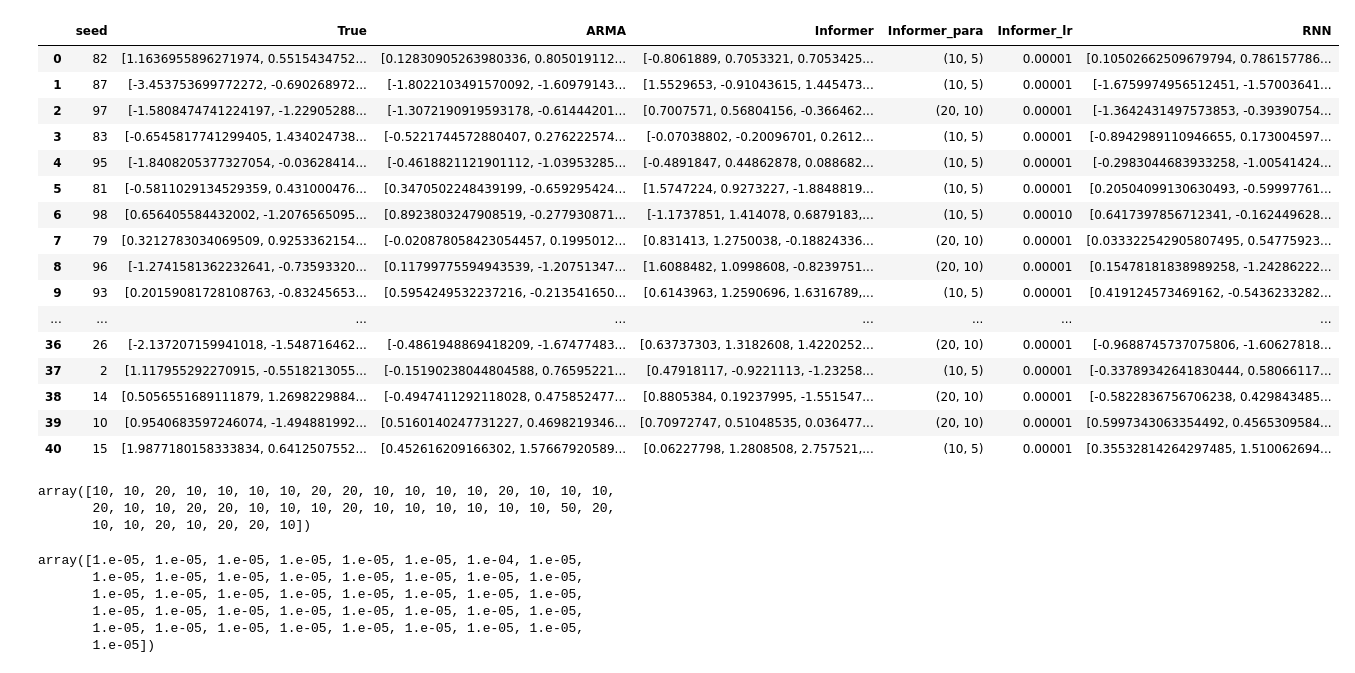
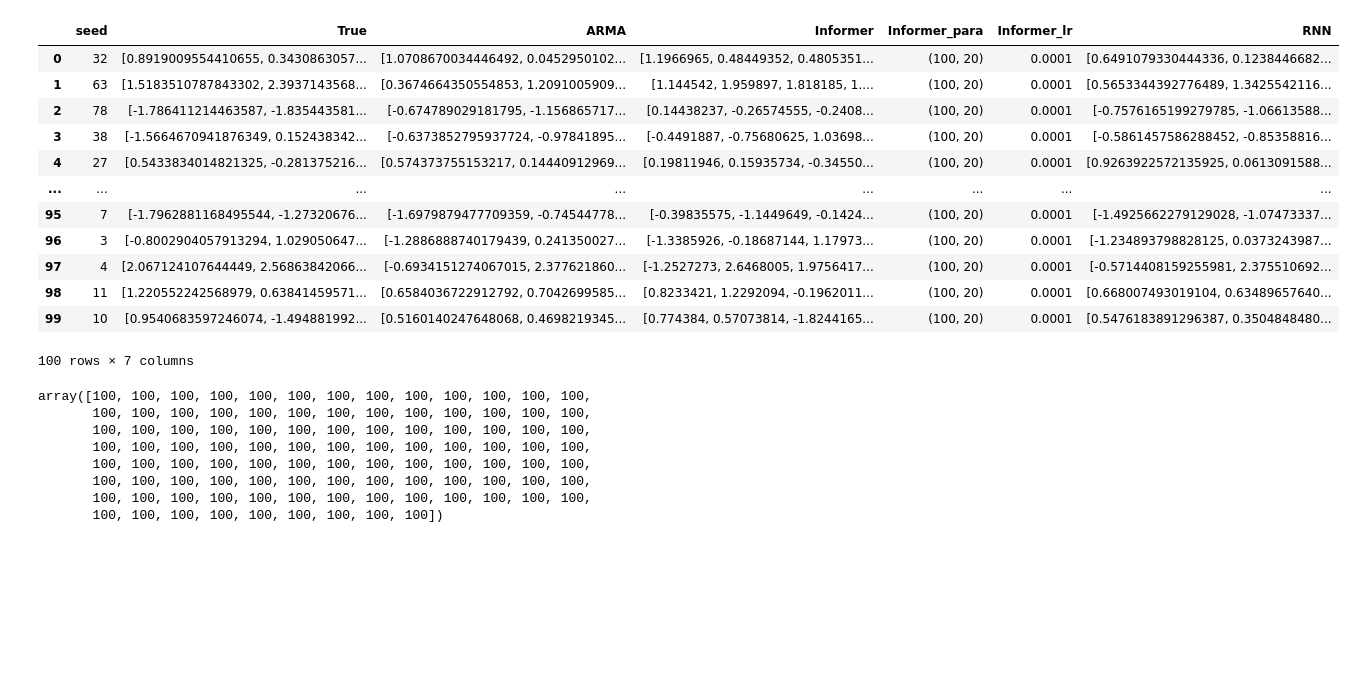
Before and after one commit to jasongangquanzhang/Informer_Time_Series, a Jupyter notebook: visiualization.ipynb, the cells around one changed output. Saved outputs shown, nothing was run; the diff lists cells and outputs as text; code cells hidden in the pictures; blank space fills up the shorter version.

```diff
--- a/visiualization.ipynb
+++ b/visiualization.ipynb
@@ -5,25 +5,21 @@ import numpy as np
 from sklearn.metrics import mean_squared_error
 import matplotlib.pyplot as plt
 # %%
-# df = pd.read_csv('csv_results/result_12.csv')
-df = pd.read_csv('csv_results_mercury/result_4.csv')
+# df = pd.read_csv('csv_results/result_15.csv')
+df = pd.read_csv('csv_results_mercury/result_1.csv')
 df
 # %% [output]
 |  | seed | True | ARMA | Informer | Informer_para | Informer_lr | RNN |
-| 0 | 82 | [1.1636955896271974, 0.5515434752... | [0.12830905263980336, 0.805019112... | [-0.8061889, 0.7053321, 0.7053425... | (10, 5) | 0.00001 | [0.10502662509679794, 0.786157786... |
-| 1 | 87 | [-3.453753699772272, -0.690268972... | [-1.8022103491570092, -1.60979143... | [1.5529653, -0.91043615, 1.445473... | (10, 5) | 0.00001 | [-1.6759974956512451, -1.57003641... |
-| 2 | 97 | [-1.5808474741224197, -1.22905288... | [-1.3072190919593178, -0.61444201... | [0.7007571, 0.56804156, -0.366462... | (20, 10) | 0.00001 | [-1.3642431497573853, -0.39390754... |
-| 3 | 83 | [-0.6545817741299405, 1.434024738... | [-0.5221744572880407, 0.276222574... | [-0.07038802, -0.20096701, 0.2612... | (10, 5) | 0.00001 | [-0.8942989110946655, 0.173004597... |
-| 4 | 95 | [-1.8408205377327054, -0.03628414... | [-0.4618821121901112, -1.03953285... | [-0.4891847, 0.44862878, 0.088682... | (10, 5) | 0.00001 | [-0.2983044683933258, -1.00541424... |
-| 5 | 81 | [-0.5811029134529359, 0.431000476... | [0.3470502248439199, -0.659295424... | [1.5747224, 0.9273227, -1.8848819... | (10, 5) | 0.00001 | [0.20504099130630493, -0.59997761... |
-| 6 | 98 | [0.656405584432002, -1.2076565095... | [0.8923803247908519, -0.277930871... | [-1.1737851, 1.414078, 0.6879183,... | (10, 5) | 0.00010 | [0.6417397856712341, -0.162449628... |
-| 7 | 79 | [0.3212783034069509, 0.9253362154... | [-0.020878058423054457, 0.1995012... | [0.831413, 1.2750038, -0.18824336... | (20, 10) | 0.00001 | [0.033322542905807495, 0.54775923... |
-| 8 | 96 | [-1.2741581362232641, -0.73593320... | [0.11799775594943539, -1.20751347... | [1.6088482, 1.0998608, -0.8239751... | (20, 10) | 0.00001 | [0.15478181838989258, -1.24286222... |
-| 9 | 93 | [0.20159081728108763, -0.83245653... | [0.5954249532237216, -0.213541650... | [0.6143963, 1.2590696, 1.6316789,... | (10, 5) | 0.00001 | [0.419124573469162, -0.5436233282... |
+| 0 | 32 | [0.8919009554410655, 0.3430863057... | [1.0708670034446492, 0.0452950102... | [1.1966965, 0.48449352, 0.4805351... | (100, 20) | 0.0001 | [0.6491079330444336, 0.1238446682... |
+| 1 | 63 | [1.5183510787843302, 2.3937143568... | [0.3674664350554853, 1.2091005909... | [1.144542, 1.959897, 1.818185, 1.... | (100, 20) | 0.0001 | [0.5653344392776489, 1.3425542116... |
+| 2 | 78 | [-1.786411214463587, -1.835443581... | [-0.674789029181795, -1.156865717... | [0.14438237, -0.26574555, -0.2408... | (100, 20) | 0.0001 | [-0.7576165199279785, -1.06613588... |
+| 3 | 38 | [-1.5664670941876349, 0.152438342... | [-0.6373852795937724, -0.97841895... | [-0.4491887, -0.75680625, 1.03698... | (100, 20) | 0.0001 | [-0.5861457586288452, -0.85358816... |
+| 4 | 27 | [0.5433834014821325, -0.281375216... | [0.574373755153217, 0.14440912969... | [0.19811946, 0.15935734, -0.34550... | (100, 20) | 0.0001 | [0.9263922572135925, 0.0613091588... |
 | ... | ... | ... | ... | ... | ... | ... | ... |
-| 36 | 26 | [-2.137207159941018, -1.548716462... | [-0.4861948869418209, -1.67477483... | [0.63737303, 1.3182608, 1.4220252... | (20, 10) | 0.00001 | [-0.9688745737075806, -1.60627818... |
-| 37 | 2 | [1.117955292270915, -0.5518213055... | [-0.15190238044804588, 0.76595221... | [0.47918117, -0.9221113, -1.23258... | (10, 5) | 0.00001 | [-0.33789342641830444, 0.58066117... |
-| 38 | 14 | [0.5056551689111879, 1.2698229884... | [-0.4947411292118028, 0.475852477... | [0.8805384, 0.19237995, -1.551547... | (20, 10) | 0.00001 | [-0.5822836756706238, 0.429843485... |
-| 39 | 10 | [0.9540683597246074, -1.494881992... | [0.5160140247731227, 0.4698219346... | [0.70972747, 0.51048535, 0.036477... | (20, 10) | 0.00001 | [0.5997343063354492, 0.4565309584... |
-| 40 | 15 | [1.9877180158333834, 0.6412507552... | [0.452616209166302, 1.57667920589... | [0.06227798, 1.2808508, 2.757521,... | (10, 5) | 0.00001 | [0.35532814264297485, 1.510062694... |
+| 95 | 7 | [-1.7962881168495544, -1.27320676... | [-1.6979879477709359, -0.74544778... | [-0.39835575, -1.1449649, -0.1424... | (100, 20) | 0.0001 | [-1.4925662279129028, -1.07473337... |
+| 96 | 3 | [-0.8002904057913294, 1.029050647... | [-1.2886888740179439, 0.241350027... | [-1.3385926, -0.18687144, 1.17973... | (100, 20) | 0.0001 | [-1.234893798828125, 0.0373243987... |
+| 97 | 4 | [2.067124107644449, 2.56863842066... | [-0.6934151274067015, 2.377621860... | [-1.2527273, 2.6468005, 1.9756417... | (100, 20) | 0.0001 | [-0.5714408159255981, 2.375510692... |
+| 98 | 11 | [1.220552242568979, 0.63841459571... | [0.6584036722912792, 0.7042699585... | [0.8233421, 1.2292094, -0.1962011... | (100, 20) | 0.0001 | [0.668007493019104, 0.63489657640... |
+| 99 | 10 | [0.9540683597246074, -1.494881992... | [0.5160140247648068, 0.4698219345... | [0.774384, 0.57073814, -1.8244165... | (100, 20) | 0.0001 | [0.5476183891296387, 0.3504848480... |
+100 rows × 7 columns
 # %%
@@ -35,15 +35,11 @@ informer_select = np.array(df['Informer_para'].apply(ast.literal_eval).to_list()
 informer_lr_select = np.array(df['Informer_lr'].to_list())
 informer_select
 # %% [output]
-array([10, 10, 20, 10, 10, 10, 10, 20, 20, 10, 10, 10, 10, 20, 10, 10, 10,
-       20, 10, 10, 20, 20, 10, 10, 10, 20, 10, 10, 10, 10, 10, 10, 50, 20,
-       10, 10, 20, 10, 20, 20, 10])
+array([100, 100, 100, 100, 100, 100, 100, 100, 100, 100, 100, 100, 100,
+       100, 100, 100, 100, 100, 100, 100, 100, 100, 100, 100, 100, 100,
+       100, 100, 100, 100, 100, 100, 100, 100, 100, 100, 100, 100, 100,
+       100, 100, 100, 100, 100, 100, 100, 100, 100, 100, 100, 100, 100,
+       100, 100, 100, 100, 100, 100, 100, 100, 100, 100, 100, 100, 100,
+       100, 100, 100, 100, 100, 100, 100, 100, 100, 100, 100, 100, 100,
+       100, 100, 100, 100, 100, 100, 100, 100, 100, 100, 100, 100, 100,
+       100, 100, 100, 100, 100, 100, 100, 100, 100])
-# %%
-informer_lr_select
-# %% [output]
-array([1.e-05, 1.e-05, 1.e-05, 1.e-05, 1.e-05, 1.e-05, 1.e-04, 1.e-05,
-       1.e-05, 1.e-05, 1.e-05, 1.e-05, 1.e-05, 1.e-05, 1.e-05, 1.e-05,
-       1.e-05, 1.e-05, 1.e-05, 1.e-05, 1.e-05, 1.e-05, 1.e-05, 1.e-05,
-       1.e-05, 1.e-05, 1.e-05, 1.e-05, 1.e-05, 1.e-05, 1.e-05, 1.e-05,
-       1.e-05, 1.e-05, 1.e-05, 1.e-05, 1.e-05, 1.e-05, 1.e-05, 1.e-05,
-       1.e-05])
```
Also changed, not shown: parts of 6 cells of this notebook, 2 other files.
